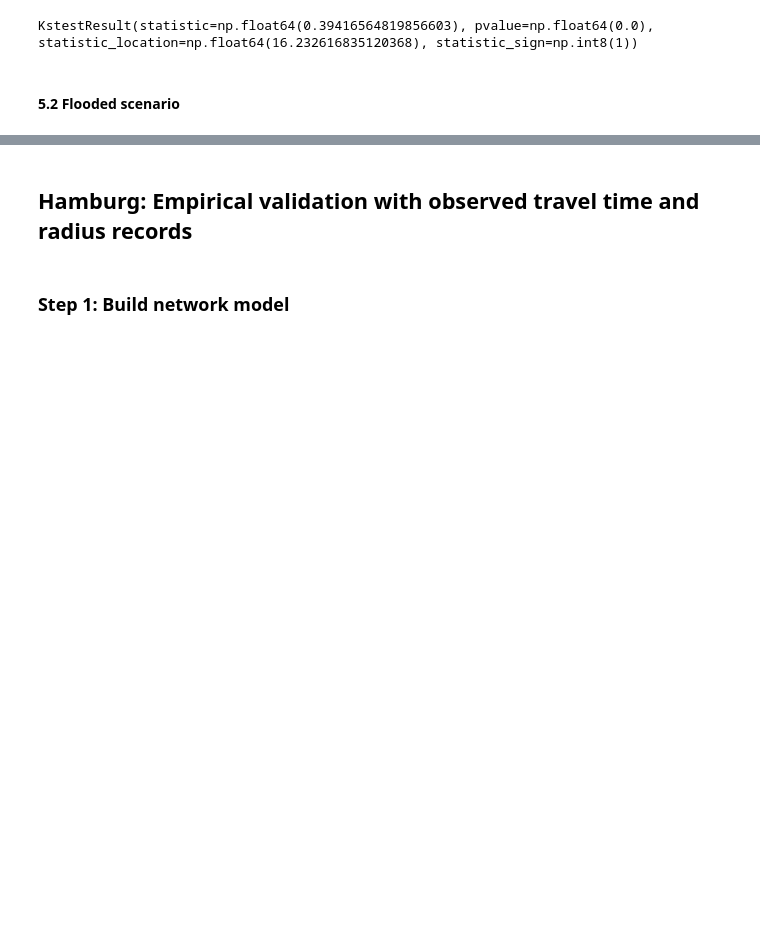
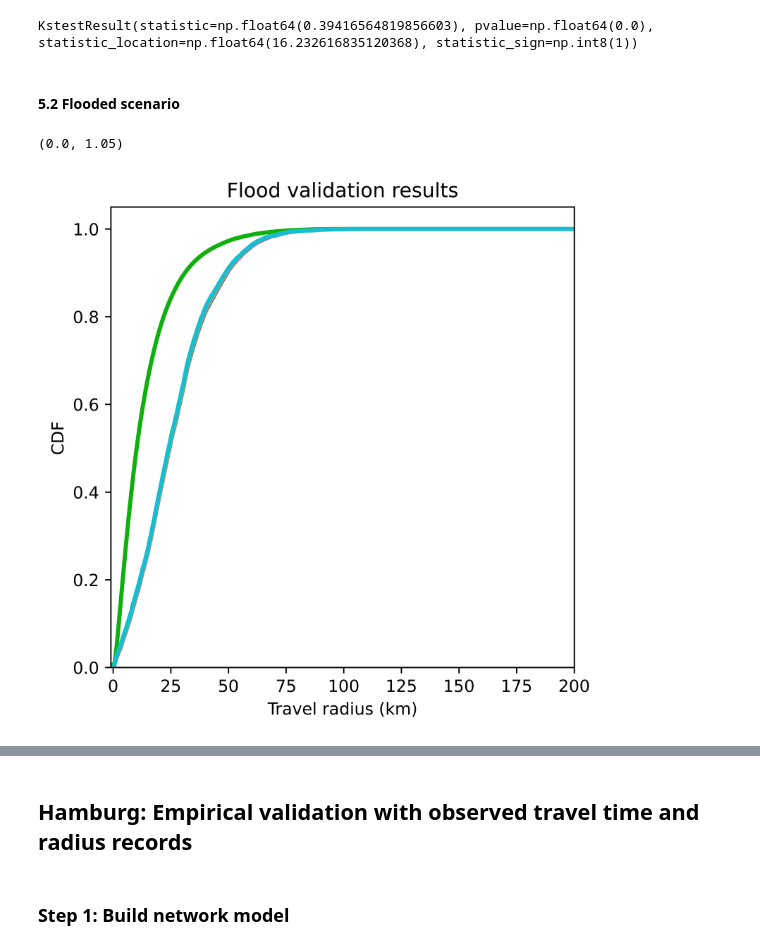
Before and after one commit to jesuslovesyiyi/Global-road-network-resilience, a Jupyter notebook: analysis/05_Validation.ipynb, the cells around one changed output, grey strips where cells are left out. Drawn from its saved outputs; the diff is of its cells as text; code cells hidden in the pictures; blank space fills up the shorter version.

```diff
--- a/analysis/05_Validation.ipynb
+++ b/analysis/05_Validation.ipynb
@@ -1040,7 +1043,7 @@ gamma = 0.3
 OD_baseline = pd.read_csv(home_dir + '/LA_validation/la_OD_df_e5.csv', index_col=0) # 'rad_meter': travel radius in meters
 
 # Load disrupted graph
-RP_lst = [250, 500, 1000]
+RP_lst = [5, 10, 20, 50, 75, 100, 200, 250, 500, 1000]
 for rp in RP_lst:
     print(f"I am working on rp={rp}")
     wet_OD_df = OD_baseline.copy()
@@ -1181,0 +1211,40 @@ KstestResult(statistic=np.float64(0.39416564819856603), pvalue=np.float64(0.0),
+# %%
+'''Plot RPs = 5, 10, 20, 50, 75, 100'''
+# Set max travel duration (minutes)
+max_min = 200
+
+fig = plt.figure(dpi=1000, figsize=(5,5))
+ax = fig.add_subplot(111)
+# Safegraph travel radius data
+ax.plot(flood_sg_df["dis"], flood_sg_df["trip_rad_cusum"], label="SafeGraph", color="#0FB00D", linewidth=2.5)
+plt.ylabel("CDF")
+plt.xlabel("Travel radius (km)")
+plt.title("Flood validation results")
+
+RP_lst = [5, 10, 20, 50, 75, 100]
+colors = plt.cm.tab10(np.linspace(0, 1, 6))   # good up to 10
+for i, rp in enumerate(RP_lst):
+    flood_df_sel = dfs[rp]
+    # Simulation
+    duration_series = pd.concat(
+        [
+            flood_df_sel["rad_km"],
+            pd.Series(range(round(flood_df_sel["rad_km"].max()), max_min))
+        ],
+        ignore_index=True
+    )
+
+    cdf_series = pd.concat(
+        [
+            flood_df_sel["trip_rad_cusum"],
+            pd.Series([1] * pd.Series(range(round(flood_df_sel["rad_km"].max()), max_min)).shape[0])
+        ],
+        ignore_index=True
+    )
+    ax.plot(duration_series, cdf_series, label="Simulation", color=colors[i], linewidth=2.5)
+
+plt.xlim(-1, 200)
+plt.ylim(0, 1.05)
+# %% [output]
+(0.0, 1.05)
+[figure, added]
```
Also changed, not shown: parts of 3 cells of this notebook.
